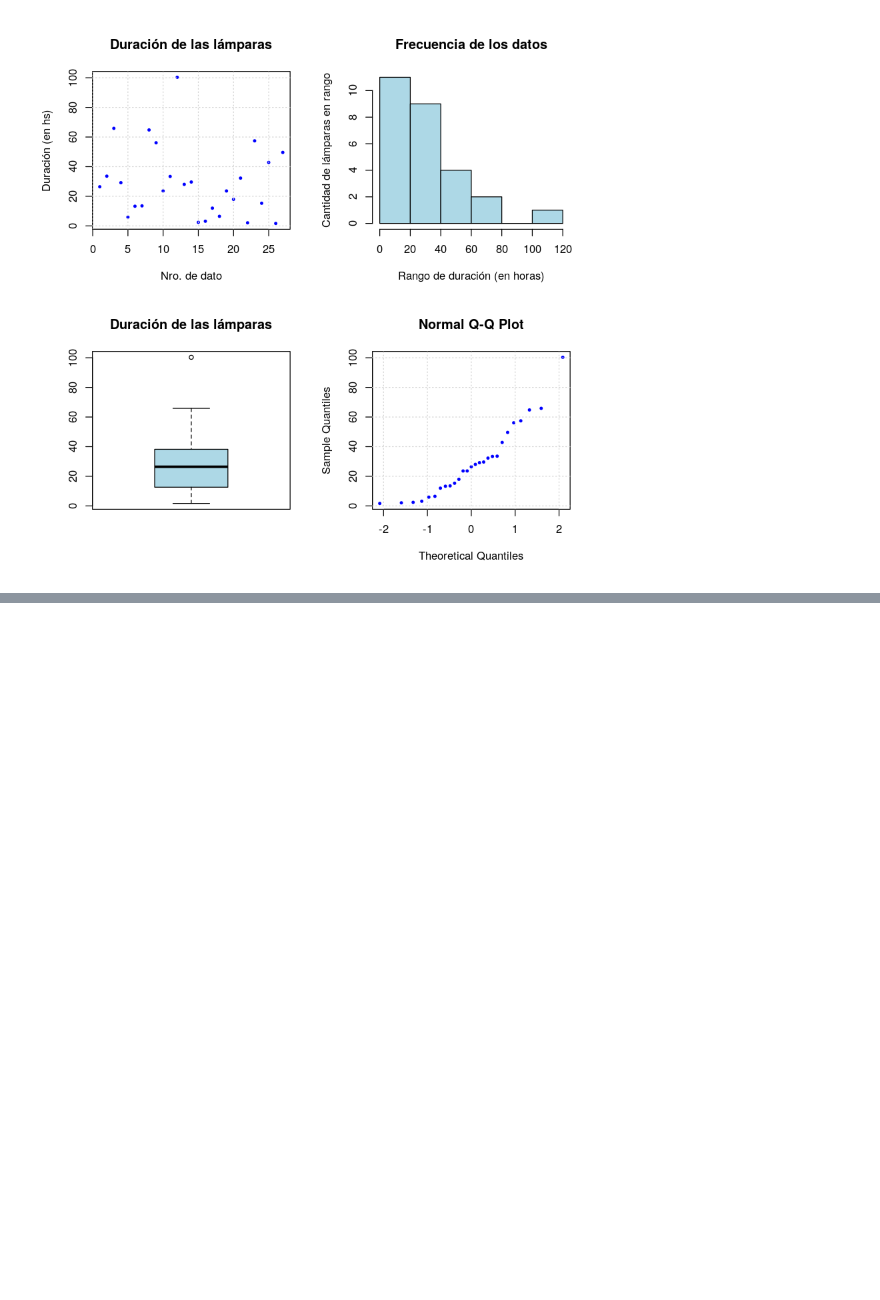
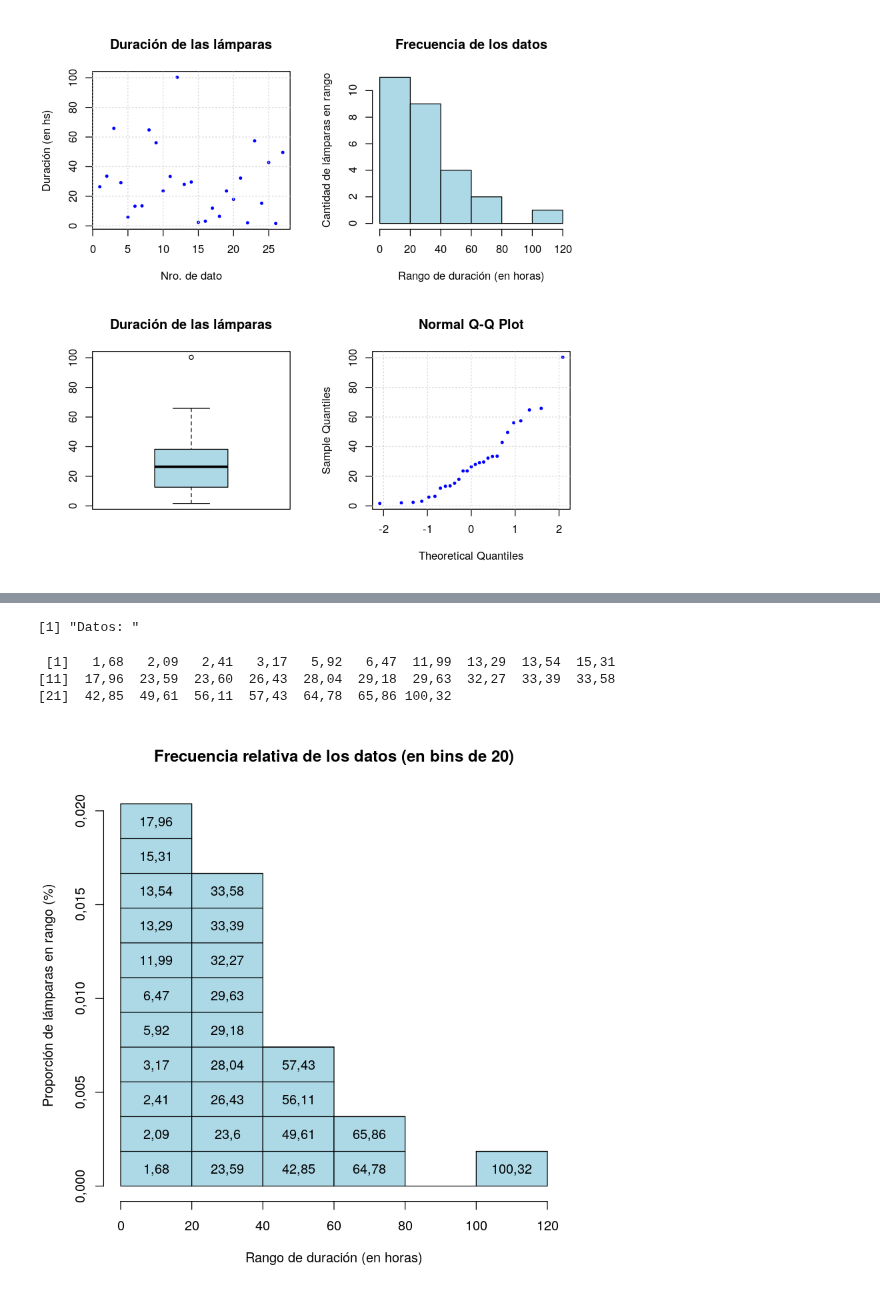
Before and after one commit to LecJackS/Probabilidades-y-Estadistica-2019-2doC, a Jupyter notebook: Practica 6 (nueva).ipynb, the cells around one changed output, grey strips where cells are left out. Cells and saved outputs as stored; diff of their text form; code cells hidden in the pictures; blank space fills up the shorter version.

```diff
--- a/Practica 6 (nueva).ipynb
+++ b/Practica 6 (nueva).ipynb
@@ -54,0 +121,17 @@ grid()
+# %%
+# Frecuencias relativas (a mano)
+
+cantidad_en <- data.frame(
+                n_bin = c(1:6),
+                bin_desde = seq(0,100,20),
+                bin_hasta = seq(20,120,20),
+                cant = rep(0,6))
+
+#Guardo cantidades que "caen" en cada bin
+cantidad_en$cant[1] <- length( datos[(datos >= 0)   & (datos < 20)])
+cantidad_en$cant[2] <- length( datos[(datos >= 20)  & (datos < 40)])
+cantidad_en$cant[3] <- length( datos[(datos >= 40)  & (datos < 60)])
+cantidad_en$cant[4] <- length( datos[(datos >= 60)  & (datos < 80)])
+cantidad_en$cant[5] <- length( datos[(datos >= 80)  & (datos < 100)])
+cantidad_en$cant[6] <- length( datos[(datos >= 100) & (datos < 120)])
+cantidad_en
@@ -54,0 +146,36 @@ grid()
+# %%
+hist(datos,
+     main="Frecuencia relativa de los datos (en bins de 20)",
+     xlab="Rango de duración (en horas)",
+     ylab="Proporción de lámparas en rango (%)",
+     col="lightblue",
+     freq=FALSE,
+     breaks=6)
+
+# Agrego divisiones
+contador <- 0
+for(n_div in c(1:6)){
+    cant <- cantidad_en$cant[n_div]
+    desde <- cantidad_en$bin_desde[n_div]
+    hasta <- cantidad_en$bin_hasta[n_div]
+    if(cant > 0){
+        for (i in 1:cant){
+            contador <- contador + 1
+            # Segmentos para casilleros sobre hist
+            segments(x0=desde, x1=hasta,
+                     y0=(i * 1/27 * 1/20),
+                     y1=(i * 1/27 * 1/20))
+            # Etiquetas para casilleros
+            text( (desde+hasta)/2, (i * 1/27 * 1/20)-0.001 , sort(data)[contador])
+        }
+    }
+}
+
+print("Datos: ")
+sort(data)
+# %% [output]
+[1] "Datos: "
+ [1]   1,68   2,09   2,41   3,17   5,92   6,47  11,99  13,29  13,54  15,31
+[11]  17,96  23,59  23,60  26,43  28,04  29,18  29,63  32,27  33,39  33,58
+[21]  42,85  49,61  56,11  57,43  64,78  65,86 100,32
+[figure, added]
```
Also changed, not shown: parts of 32 cells of this notebook, 11 other files.
